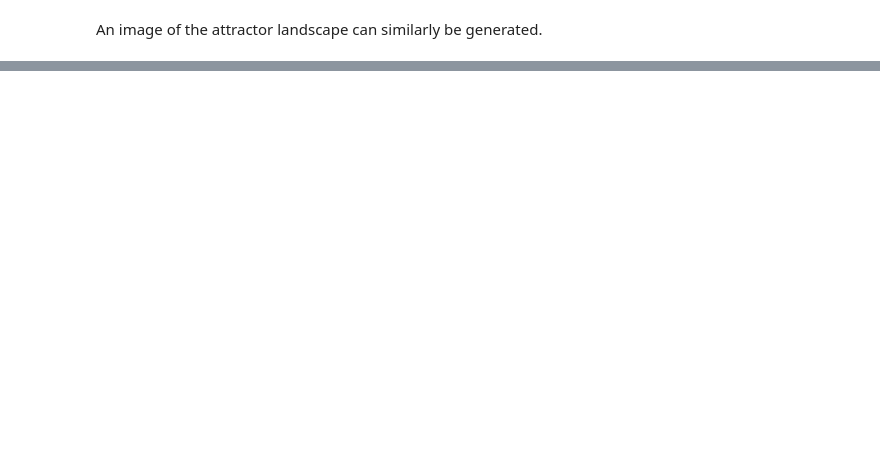
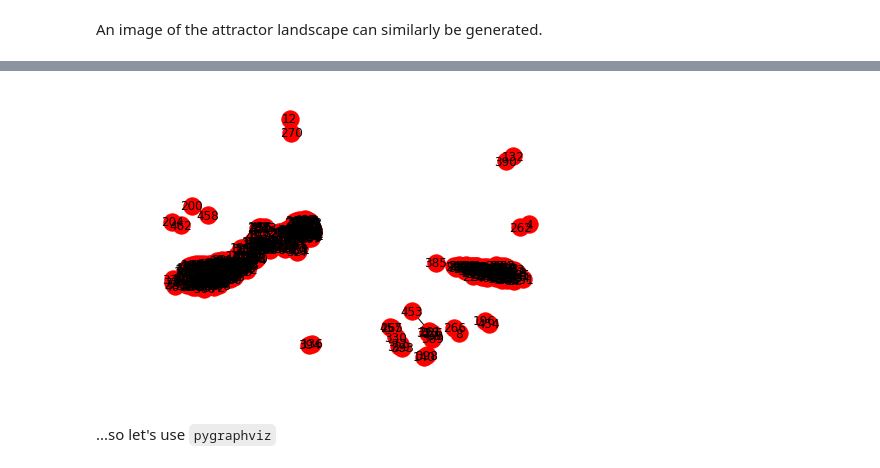
Before and after one commit to ELIFE-ASU/Neet, a Jupyter notebook: examples/basic-examples.ipynb, the cells around one changed output, grey strips where cells are left out. Saved outputs shown, nothing was run; the diff lists cells and outputs as text; code cells hidden in the pictures; blank space fills up the shorter version.

```diff
--- a/examples/basic-examples.ipynb
+++ b/examples/basic-examples.ipynb
@@ -115,0 +116,8 @@ landscape.draw()
+# %%
+s_pombe_landscape_nx = s_pombe.to_transition_graph()
+# %%
+nx.draw(s_pombe_landscape_nx,with_labels=True)
+# %% [output]
+[figure, added]
+# %% [markdown]
+...so let's use `pygraphviz`
```
Also changed, not shown: parts of 11 cells of this notebook.
